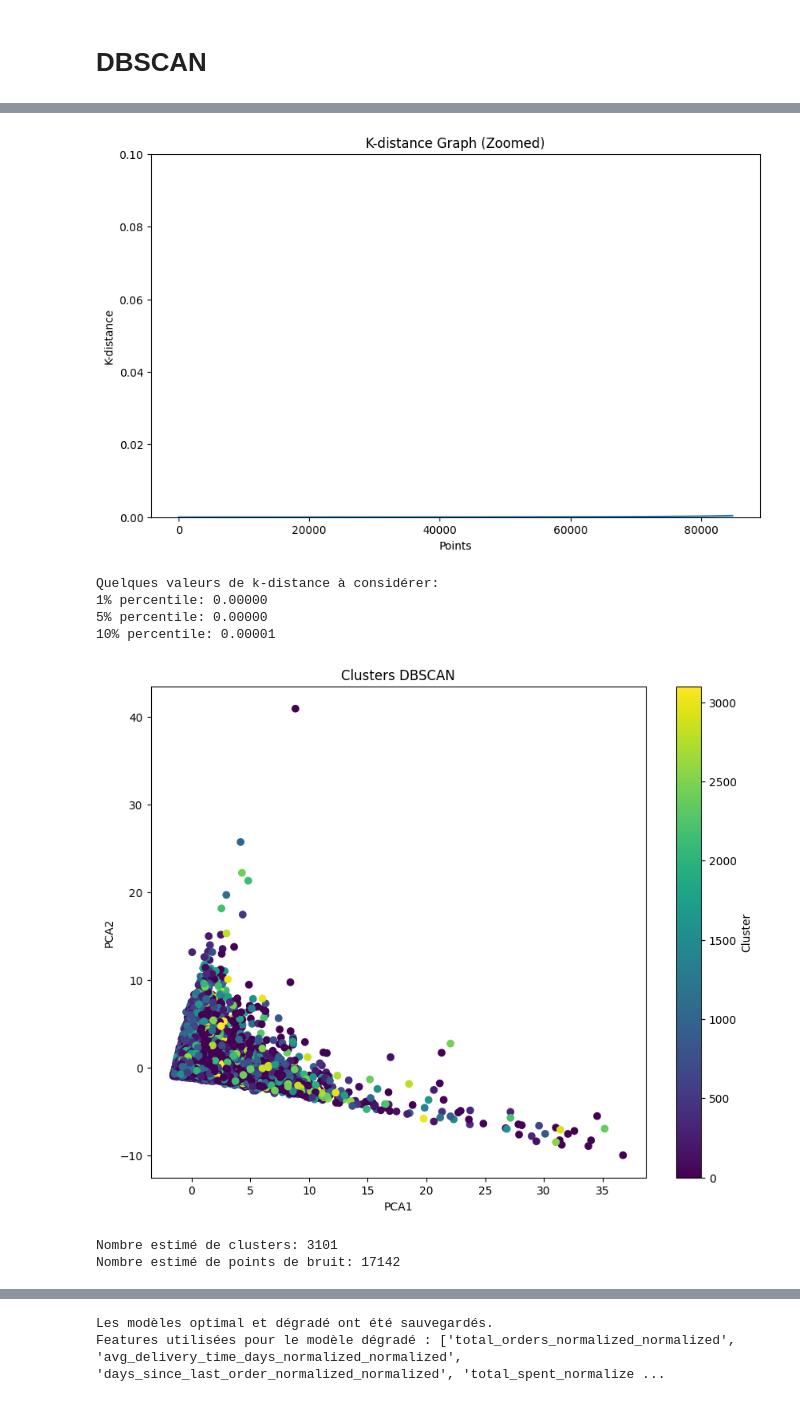
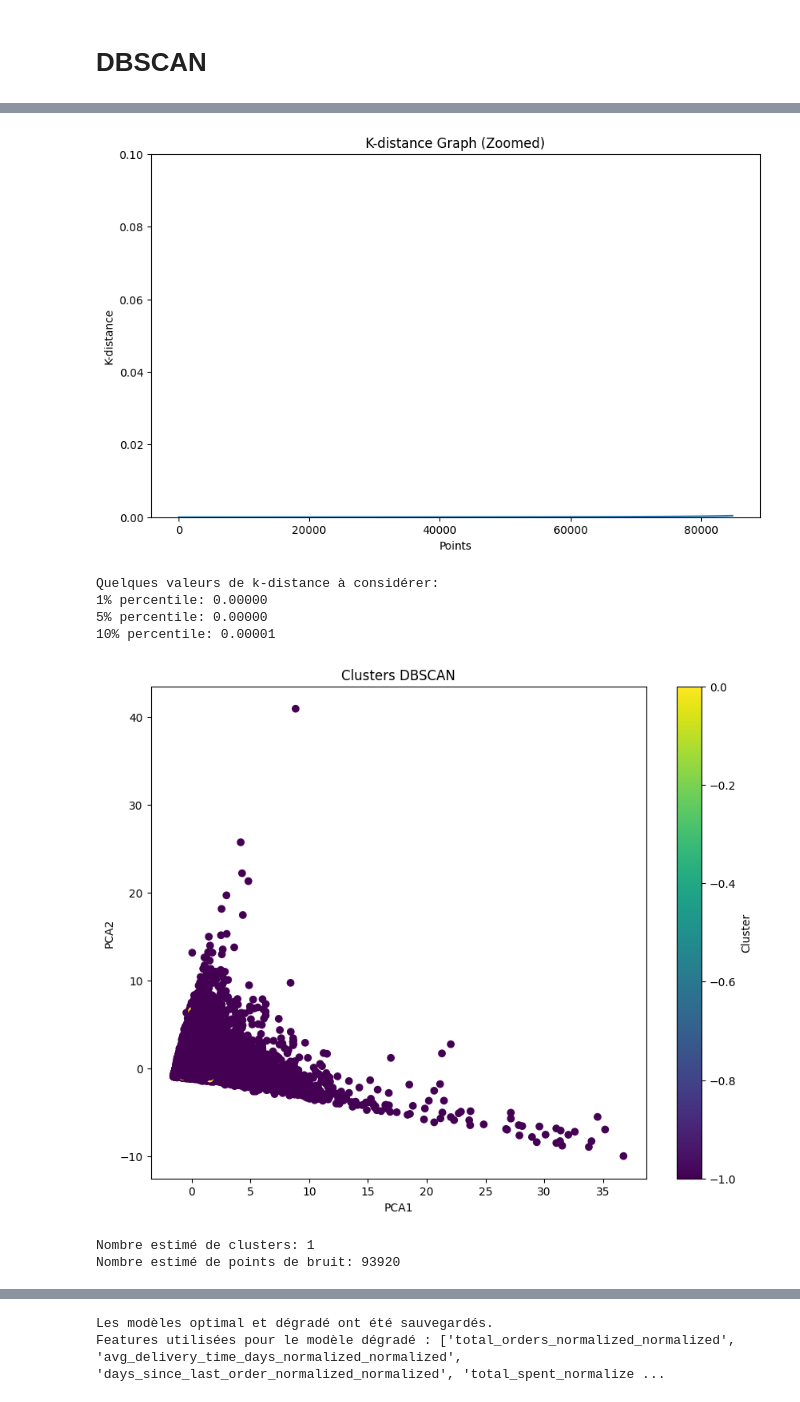
Before and after one commit to CharbonneauJean/OC-Projet4, a Jupyter notebook: essais_segmentation.ipynb, the cells around one changed output, grey strips where cells are left out. Cells and saved outputs as stored; diff of their text form; code cells hidden in the pictures.

```diff
--- a/essais_segmentation.ipynb
+++ b/essais_segmentation.ipynb
@@ -666,7 +666,7 @@ print(f"10% percentile: {np.percentile(distances, 10):.5f}")
 epsilon = 0.00070
 
 # Étape 2: Appliquer DBSCAN
-dbscan = DBSCAN(eps=epsilon, min_samples=5)
+dbscan = DBSCAN(eps=epsilon, min_samples=100)
 dbscan_clusters = dbscan.fit_predict(features)
 
 # Ajouter les labels DBSCAN au DataFrame
@@ -684,33 +684,33 @@ plt.show()
 # Étape 4: Analyser les résultats
 n_clusters = len(set(dbscan_clusters)) - (1 if -1 in dbscan_clusters else 0)
 n_noise = list(dbscan_clusters).count(-1)
 
 print(f'Nombre estimé de clusters: {n_clusters}')
 print(f'Nombre estimé de points de bruit: {n_noise}')
 
 # Comparaison avec K-means
 plt.figure(figsize=(12, 5))
 plt.subplot(121)
 plt.scatter(df['pca1'], df['pca2'], c=df['cluster_label'], cmap='viridis')
 plt.title('Clusters K-means')
 plt.xlabel('PCA1')
 plt.ylabel('PCA2')
 
 plt.subplot(122)
 plt.scatter(df['pca1'], df['pca2'], c=df['dbscan_cluster'], cmap='viridis')
 plt.title('Clusters DBSCAN')
 plt.xlabel('PCA1')
 plt.ylabel('PCA2')
 
 plt.tight_layout()
 plt.show()
 # %% [output]
 [figure]
 [figure]
 Quelques valeurs de k-distance à considérer:
 1% percentile: 0.00000
 5% percentile: 0.00000
 10% percentile: 0.00001
-[figure, old version]
+[figure, new version]
-Nombre estimé de clusters: 3101
-Nombre estimé de points de bruit: 17142
+Nombre estimé de clusters: 1
+Nombre estimé de points de bruit: 93920
```
Also changed, not shown: parts of 5 cells of this notebook.
